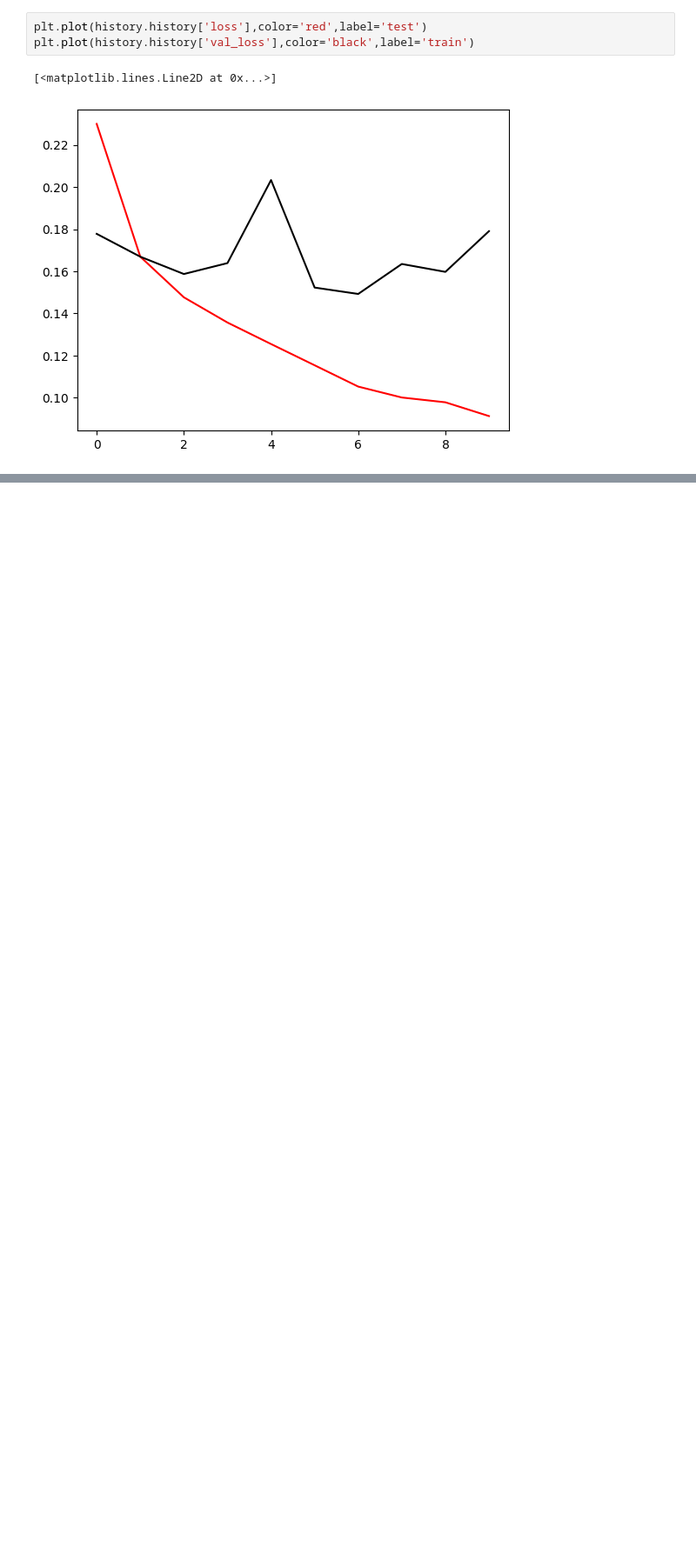
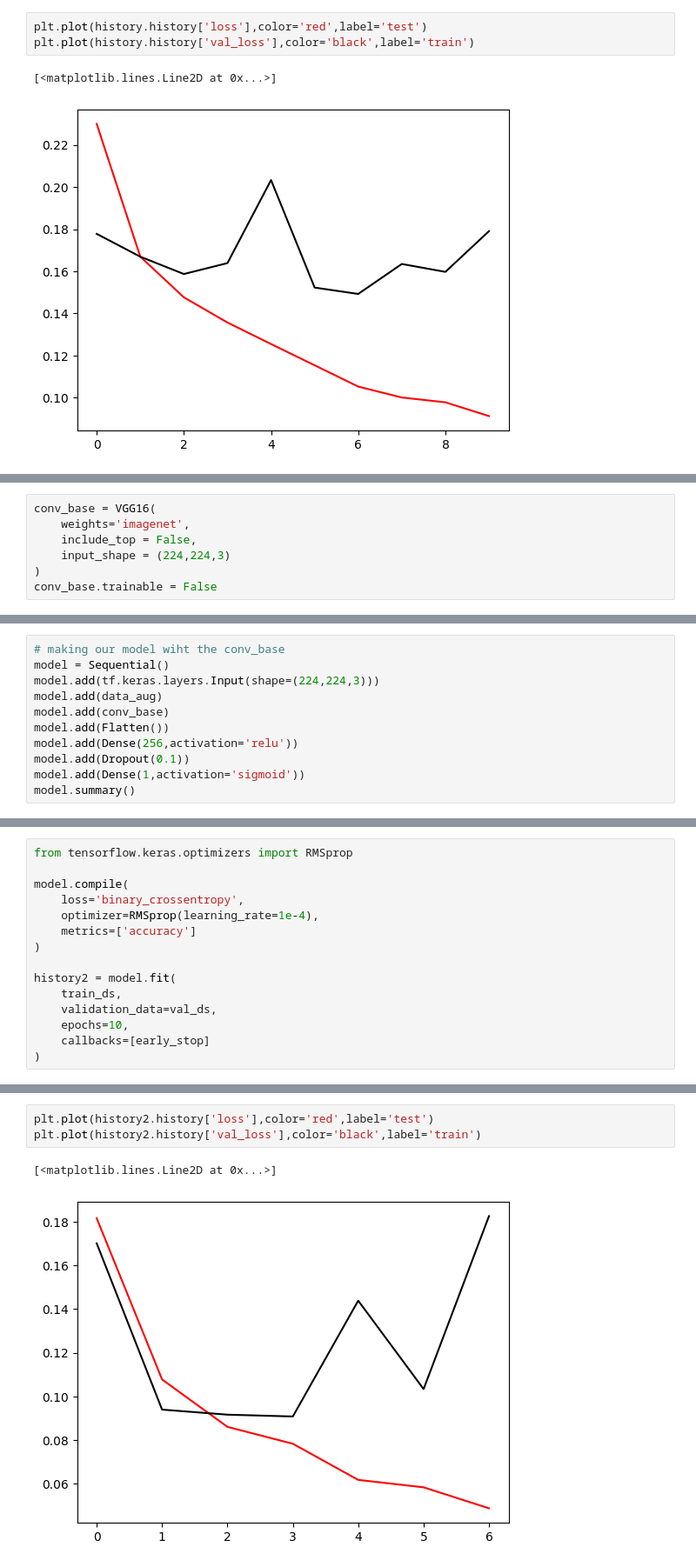
Before and after one commit to MhoOmm/DL_Learning, a Jupyter notebook: CNN-Projects/CatsV_SDogs.ipynb, the cells around one changed output, grey strips where cells are left out. Shown at 87% size. Saved outputs shown, nothing was run; the diff lists cells and outputs as text; blank space fills up the shorter version.

Commit message:
CAts v/s dogs Fine tuning transfer learning

```diff
--- a/CNN-Projects/CatsV_SDogs.ipynb
+++ b/CNN-Projects/CatsV_SDogs.ipynb
@@ -494,0 +497,7 @@ plt.plot(history.history['val_loss'],color='black',label='train')
+# %%
+conv_base = VGG16(
+    weights='imagenet',
+    include_top = False,
+    input_shape = (224,224,3)
+)
+conv_base.trainable = False
@@ -494,0 +540,11 @@ plt.plot(history.history['val_loss'],color='black',label='train')
+# %%
+# making our model wiht the conv_base
+model = Sequential()
+model.add(tf.keras.layers.Input(shape=(224,224,3)))
+model.add(data_aug)
+model.add(conv_base)
+model.add(Flatten())
+model.add(Dense(256,activation='relu'))
+model.add(Dropout(0.1))
+model.add(Dense(1,activation='sigmoid'))
+model.summary()
@@ -494,0 +571,15 @@ plt.plot(history.history['val_loss'],color='black',label='train')
+# %%
+from tensorflow.keras.optimizers import RMSprop
+
+model.compile(
+    loss='binary_crossentropy',
+    optimizer=RMSprop(learning_rate=1e-4),
+    metrics=['accuracy']
+)
+
+history2 = model.fit(
+    train_ds,
+    validation_data=val_ds,
+    epochs=10,
+    callbacks=[early_stop]
+)
@@ -494,0 +602,6 @@ plt.plot(history.history['val_loss'],color='black',label='train')
+# %%
+plt.plot(history2.history['loss'],color='red',label='test')
+plt.plot(history2.history['val_loss'],color='black',label='train')
+# %% [output]
+[<matplotlib.lines.Line2D at 0x...>]
+[figure, added]
```
Also changed, not shown: parts of 6 cells of this notebook.
